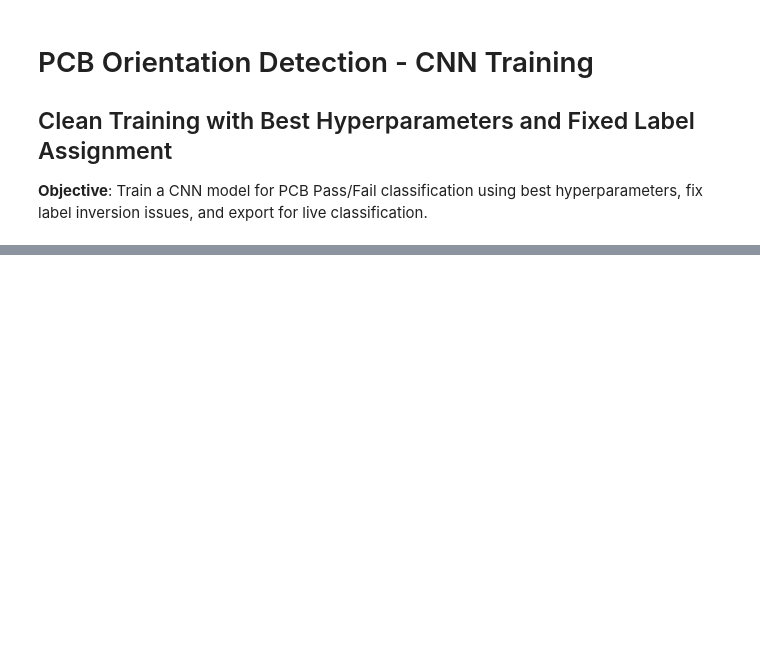
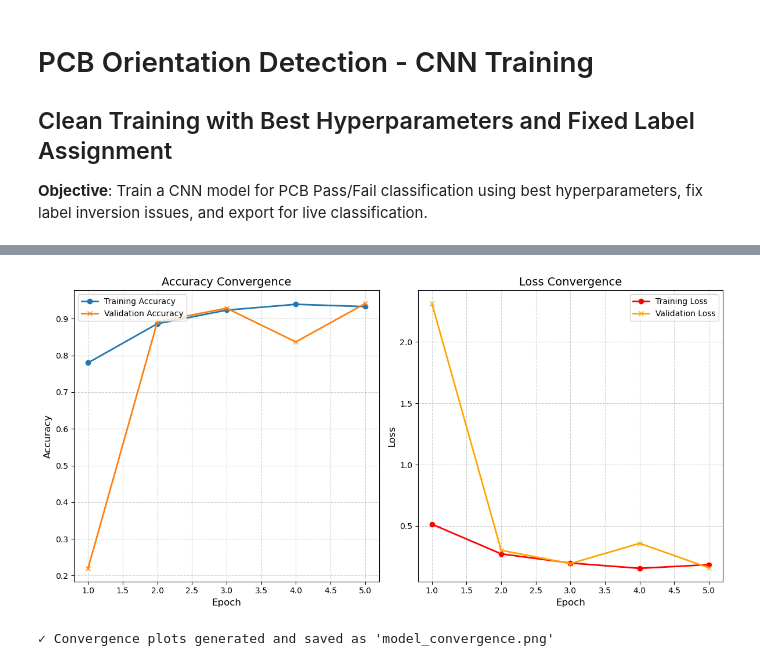
Before and after one commit to ArmaanMeh/PCB_orientation_detection, a Jupyter notebook: pcb_train_clean.ipynb, the cells around one changed output, grey strips where cells are left out. Cells and saved outputs as stored; diff of their text form; code cells hidden in the pictures; blank space fills up the shorter version.

Commit message:
Final training done and batch size updated

```diff
--- a/pcb_train_clean.ipynb
+++ b/pcb_train_clean.ipynb
@@ -54,7 +54,7 @@ print("✓ All imports loaded successfully")
 data_dir = pathlib.Path('Data/Processed_data')
 img_height = 244
 img_width = 244
-batch_size = 32
+batch_size = 8
 
 print(f"\n✓ Data directory: {data_dir}")
 print(f"✓ Image dimensions: {img_height}x{img_width}")
@@ -303,15 +370,15 @@ class AccuracyThresholdCallback(tf.keras.callbacks.Callback):
             self.model.stop_training = True
 
 # Train model with callbacks
-print("\nStarting training...\n")
-class_weight = {0: 0.61, 1: 2.80}
+        # print("\nStarting training...\n")
+        # class_weight = {0: 0.61, 1: 2.80}
 
-print(f"Applying Class Weights: {class_weight}")
+# print(f"Applying Class Weights: {class_weight}")
 history = model.fit(
     train_ds,
     validation_data=val_ds,
     epochs=50,  # Maximum epochs (will stop early if 94% reached)
-    class_weight=class_weight,
+    # class_weight=class_weight,
     callbacks=[
         tf.keras.callbacks.EarlyStopping(
             monitor='val_loss',
@@ -486,3 +639,48 @@ print(f"✓ Ready for live classification!")
+# %%
+# ============================================================
+# LOGIC: Plot Training Convergence (Accuracy vs. Epochs)
+# ============================================================
+
+# 1. Extract values from the history object
+acc = history.history['accuracy']
+val_acc = history.history['val_accuracy']
+loss = history.history['loss']
+val_loss = history.history['val_loss']
+epochs_range = range(1, len(acc) + 1) # This puts Epochs on the X-axis
+
+# 2. Create the figure
+plt.figure(figsize=(12, 6))
+
+# Plot Accuracy vs Epoch
+plt.subplot(1, 2, 1) # Creates a side-by-side plot
+plt.plot(epochs_range, acc, label='Training Accuracy', marker='o', linewidth=2)
+plt.plot(epochs_range, val_acc, label='Validation Accuracy', marker='x', linewidth=2)
+plt.title('Accuracy Convergence', fontsize=14)
+plt.xlabel('Epoch', fontsize=12)
+plt.ylabel('Accuracy', fontsize=12)
+plt.legend(loc='upper left')
+plt.grid(True, linestyle='--', alpha=0.6)
+
+# Plot Loss vs Epoch (Standard Convergence View)
+plt.subplot(1, 2, 2)
+plt.plot(epochs_range, loss, label='Training Loss', marker='o', linewidth=2, color='red')
+plt.plot(epochs_range, val_loss, label='Validation Loss', marker='x', linewidth=2, color='orange')
+plt.title('Loss Convergence', fontsize=14)
+plt.xlabel('Epoch', fontsize=12)
+plt.ylabel('Loss', fontsize=12)
+plt.legend(loc='upper right')
+plt.grid(True, linestyle='--', alpha=0.6)
+
+plt.tight_layout()
+
+# 3. Save the plot for your report
+plt.savefig('model_convergence.png', dpi=300)
+plt.show()
+
+print("✓ Convergence plots generated and saved as 'model_convergence.png'")
+# %% [output]
+[figure, added]
+✓ Convergence plots generated and saved as 'model_convergence.png'
 # %%
 # ============================================================
 # LOGIC: Final Verification and Confusion Matrix
```
Also changed, not shown: parts of 10 cells of this notebook.
